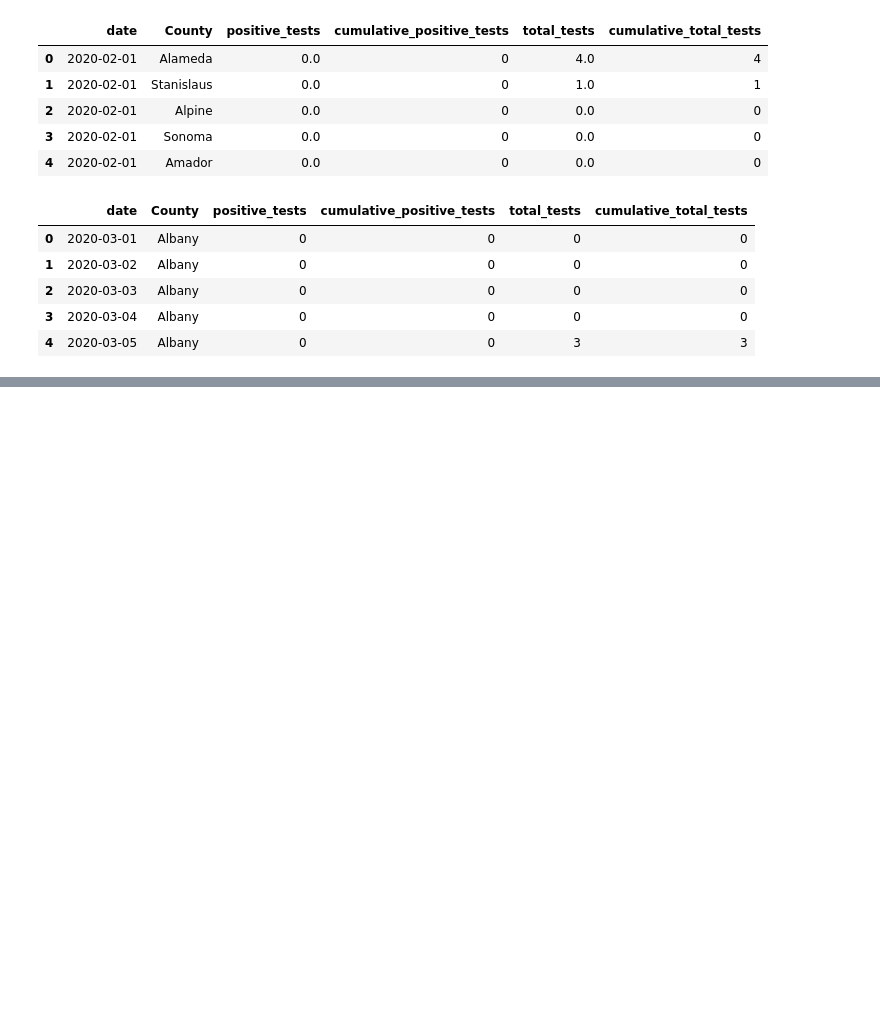
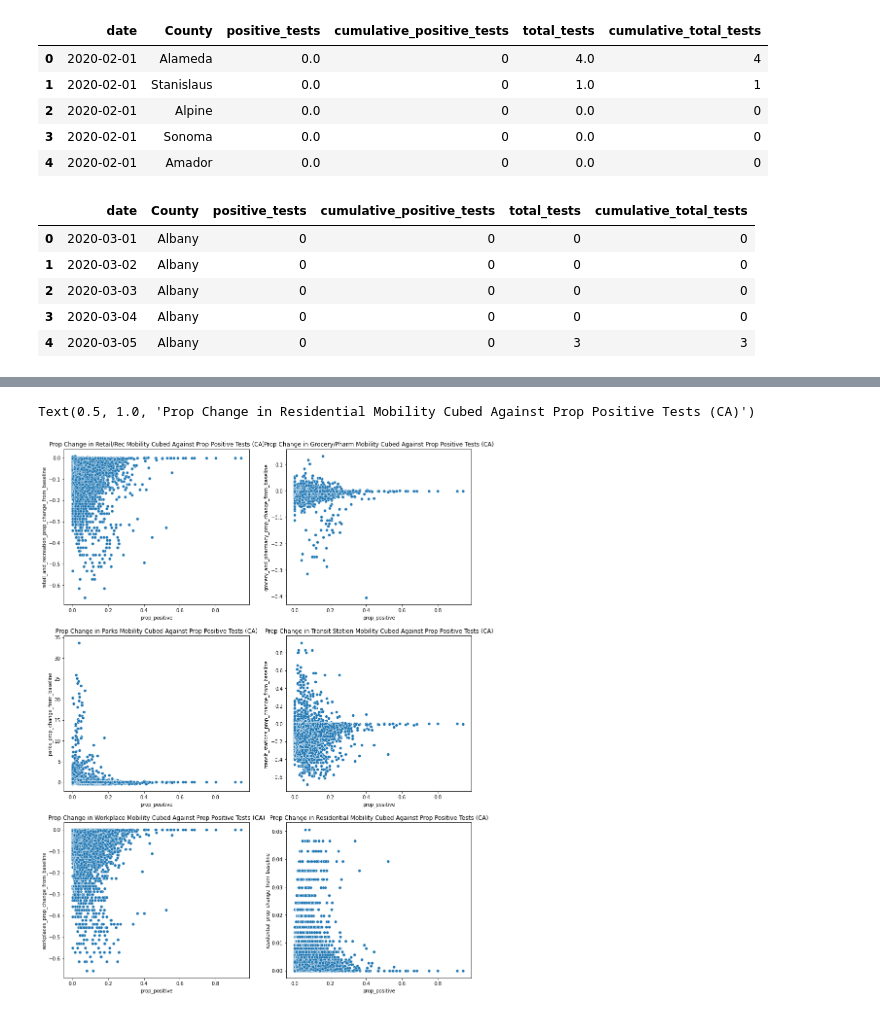
Before and after one commit to pkargupta/mobo102, a Jupyter notebook: [Data C102] Final Project Q2.ipynb, the cells around one changed output, grey strips where cells are left out. Cells and saved outputs as stored; diff of their text form; code cells hidden in the pictures; blank space fills up the shorter version.

```diff
--- a/[Data C102] Final Project Q2.ipynb
+++ b/[Data C102] Final Project Q2.ipynb
@@ -122,0 +117,29 @@ ca_data.head()
+# %%
+fig, ax = plt.subplots(3, 2, figsize=(15, 20))
+
+sns.scatterplot(ca_data['prop_positive'], ca_data['retail_and_recreation_prop_change_from_baseline']**3,
+                ax = ax[0][0]).set_title(
+'Prop Change in Retail/Rec Mobility Cubed Against Prop Positive Tests (CA)')
+
+sns.scatterplot(ca_data['prop_positive'], ca_data['grocery_and_pharmacy_prop_change_from_baseline']**3,
+               ax = ax[0][1]).set_title(
+'Prop Change in Grocery/Pharm Mobility Cubed Against Prop Positive Tests (CA)')
+
+sns.scatterplot(ca_data['prop_positive'], ca_data['parks_prop_change_from_baseline']**3,
+                ax = ax[1][0]).set_title(
+'Prop Change in Parks Mobility Cubed Against Prop Positive Tests (CA)')
+
+sns.scatterplot(ca_data['prop_positive'], ca_data['transit_stations_prop_change_from_baseline']**3,
+                ax = ax[1][1]).set_title(
+'Prop Change in Transit Station Mobility Cubed Against Prop Positive Tests (CA)')
+
+sns.scatterplot(ca_data['prop_positive'], ca_data['workplaces_prop_change_from_baseline']**3,
+                ax = ax[2][0]).set_title(
+'Prop Change in Workplace Mobility Cubed Against Prop Positive Tests (CA)')
+
+sns.scatterplot(ca_data['prop_positive'], ca_data['residential_prop_change_from_baseline']**3,
+                ax = ax[2][1]).set_title(
+'Prop Change in Residential Mobility Cubed Against Prop Positive Tests (CA)')
+# %% [output]
+Text(0.5, 1.0, 'Prop Change in Residential Mobility Cubed Against Prop Positive Tests (CA)')
+[figure, added]
```
Also changed, not shown: parts of 21 cells of this notebook.
